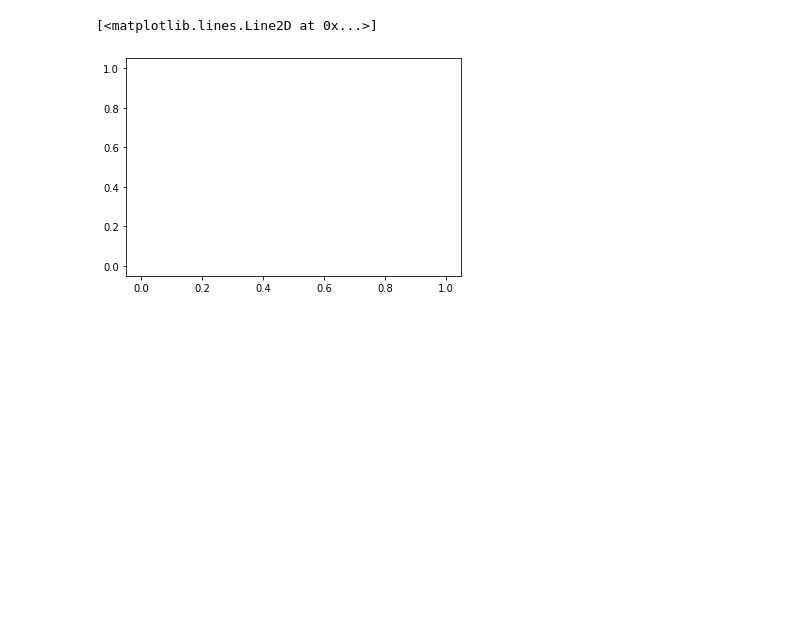
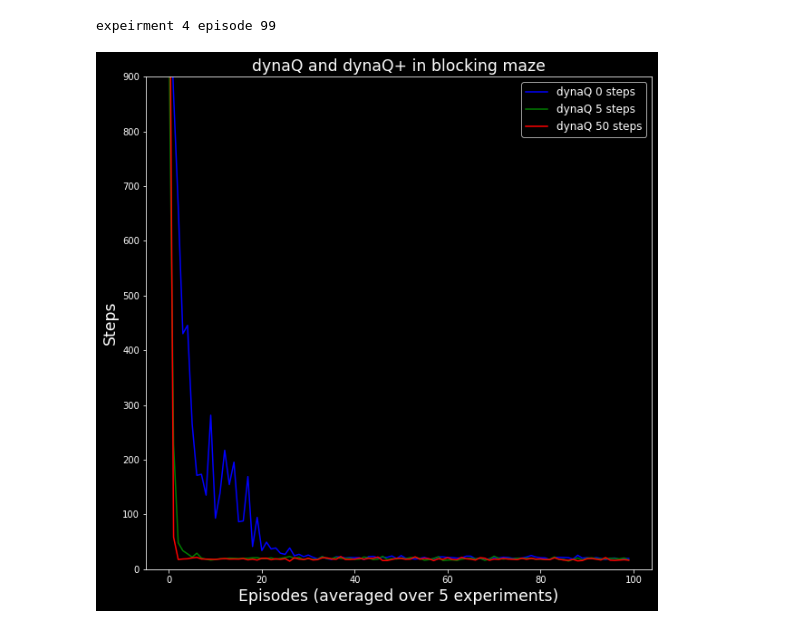
Before and after one commit to LyWangPX/Reinforcement-Learning-2nd-Edition-by-Sutton-Exercise-Solutions, a Jupyter notebook: Chapter 8/Ex8.2(DynaQ and DynaQ+).ipynb, the cells around one changed output. Cells and saved outputs as stored; diff of their text form; code cells hidden in the pictures; blank space fills up the shorter version.

```diff
--- a/Chapter 8/Ex8.2(DynaQ and DynaQ+).ipynb
+++ b/Chapter 8/Ex8.2(DynaQ and DynaQ+).ipynb
@@ -47,8 +47,8 @@ class Maze():
             raise ValueError
 
         # make sure they are in bound
-        x_change = max(self.width, min(0, x+dx))
-        y_change = max(self.height, min(0, y+dy))
+        x_change = min(self.width, max(1, x+dx))
+        y_change = min(self.height, max(1, y+dy))
 
         # make sure they are not blocked
         if (x_change, y_change) in self.blocking_pos:
@@ -57,27 +57,35 @@ class Maze():
 
         # check goal
         if (x_change, y_change) == self.goal:
+            reward = 1
+        else:
             reward = 0
-        else:
-            reward = 1
 
         return reward, (x_change, y_change)
 # %%
 class DynaQ:
-    def __init__(self, alpha=0.1, gamma=0.95, eps=0.1, planning_n = 50):
+    def __init__(self, alpha=0.1, gamma=0.95, eps=0.2, planning_n = 50):
         self.alpha = alpha
         self.gamma = gamma
         self.eps = eps
         self.planning_n = planning_n
         self.action_space = ['up', 'down', 'right', 'left']
         self.model = defaultdict(int)
-        self.state_encountered = {}
         self.Q = defaultdict(int)
         # key in both Q and model: tuple((x,y),a)
 
     def greedy(self, state):
         Q_list = [self.Q[state,a] for a in self.action_space]
-        return self.action_space[np.argmax(Q_list)]
+        _max = max(Q_list)
+        if _max == 0:
+            # no actions has been learned
+            return np.random.choice(self.action_space)
+        else:
+            tie_actions = []
+            for i, q in enumerate(Q_list):
+                if  q == _max:
+                    tie_actions.append(self.action_space[i])
+            return np.random.choice(tie_actions)
 
     def eps_greedy(self, state):
         if np.random.random() > self.eps:
@@ -98,3 +106,6 @@ class DynaQ:
             state, action = random.sample(self.model.keys(), 1)[0]
             reward, next_state = self.model[state,action]
             self.update(state, action, next_state, reward)
+    def reset(self):
+        self.Q = defaultdict(int)
+        self.model = defaultdict(int)
@@ -121,5 +204,23 @@ for episode in range(EPISODE):
-# %%
-plt.plot(hist)
-# %% [output]
-[<matplotlib.lines.Line2D at 0x...>]
-[figure, removed]
+# %%
+# outer loop part
+HIST_DynaQ_0 = game(DynaQ(planning_n = 0))
+HIST_DynaQ_5 = game(DynaQ(planning_n = 5))
+HIST_DynaQ_50 = game(DynaQ(planning_n = 50))
+# %% [output]
+expeirment 4 episode 99
+# %%
+# draw part
+import matplotlib.pyplot as plt
+plt.style.use('dark_background')
+plt.figure(figsize=(10, 10))
+plt.ylim(top=900)
+plt.title('dynaQ and dynaQ+ in blocking maze', fontsize = 'xx-large')
+plt.xlabel('Episodes (averaged over 5 experiments)', fontsize = 'xx-large')
+plt.ylabel('Steps',fontsize = 'xx-large')
+plt.plot(HIST_DynaQ_0, '-', c = 'blue', label = 'dynaQ 0 steps')
+plt.plot(HIST_DynaQ_5, '-', c = 'green', label = 'dynaQ 5 steps')
+plt.plot(HIST_DynaQ_50, '-', c = 'red', label = 'dynaQ 50 steps')
+plt.legend(loc = 'best', prop = {'size':12})
+plt.show()
+# %% [output]
+[figure, added]
```
Also changed, not shown: parts of 2 cells of this notebook.
